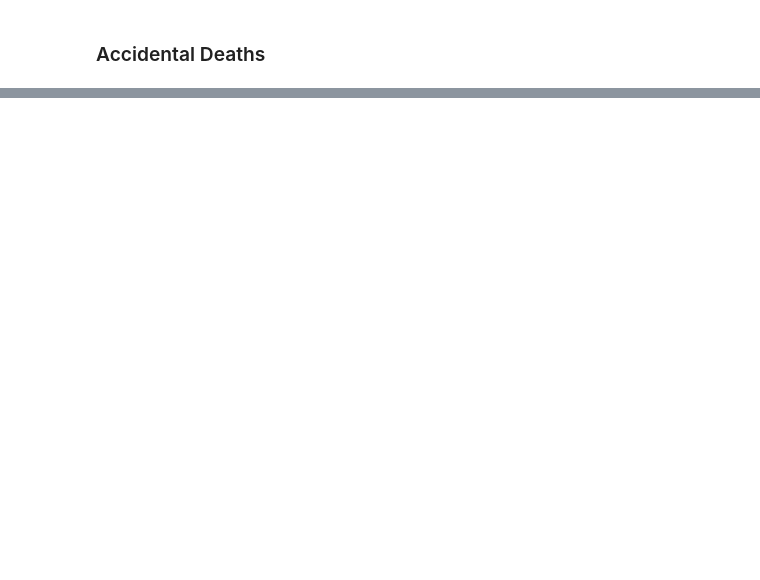
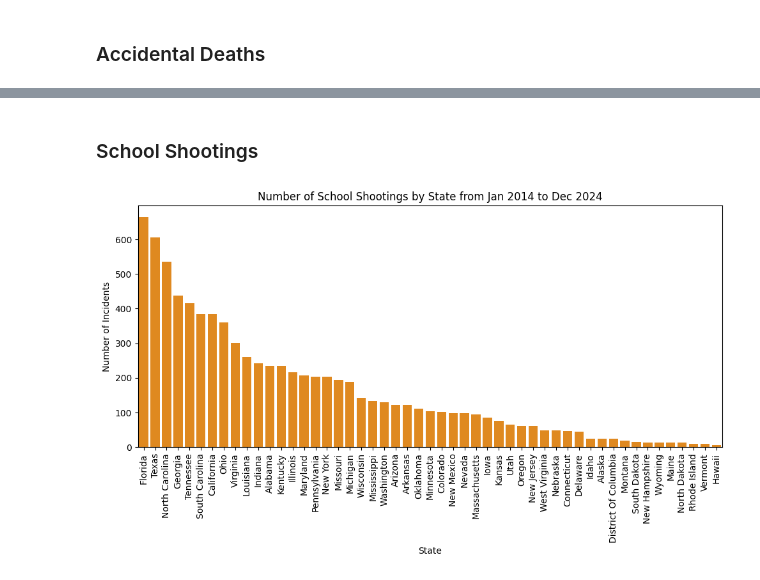
Before and after one commit to kayleedehncke/kayleedehncke_ml-github.io, a Jupyter notebook: website/data/cleaning.ipynb, the cells around one changed output, grey strips where cells are left out. Saved outputs shown, nothing was run; the diff lists cells and outputs as text; code cells hidden in the pictures; blank space fills up the shorter version.

```diff
--- a/website/data/cleaning.ipynb
+++ b/website/data/cleaning.ipynb
@@ -197,0 +160,14 @@ cleaned_acc_death_df.head(10)
+# %% [markdown]
+### School Shootings
+# %%
+plt.figure(figsize=(10, 6))
+sns.countplot(data = cleaned_school_df, x='State', order = cleaned_school_df['State'].value_counts().index, color='darkorange')
+plt.xticks(rotation=90)
+plt.title('Number of School Shootings by State from Jan 2014 to Dec 2024')
+plt.xlabel('State')
+plt.ylabel('Number of Incidents')
+plt.tight_layout()
+plt.savefig('../recourses/img/plots/school_shootings_by_state.png')
+plt.show()
+# %% [output]
+[figure, added]
```
Also changed, not shown: parts of 30 cells of this notebook, 42 other files.
